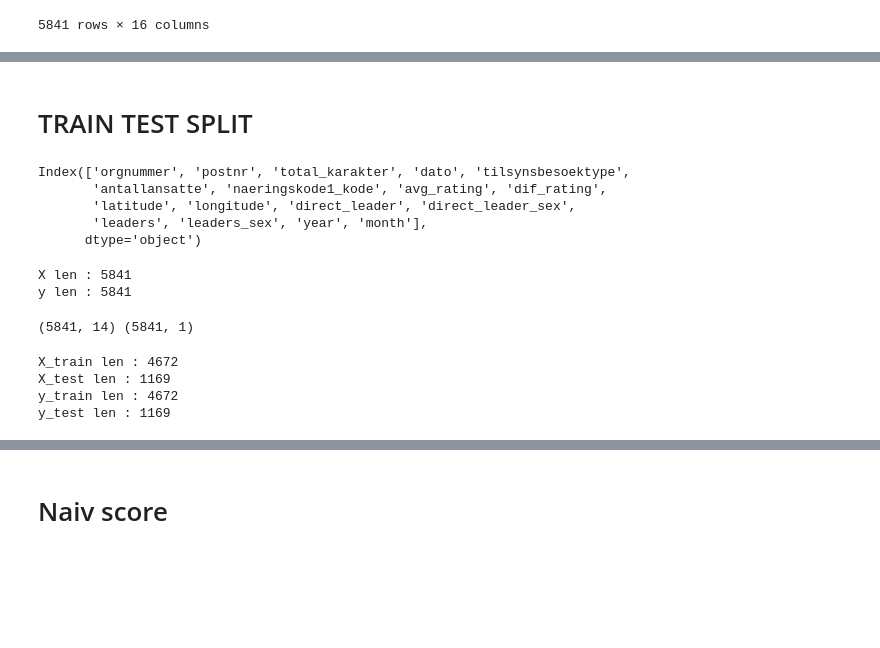
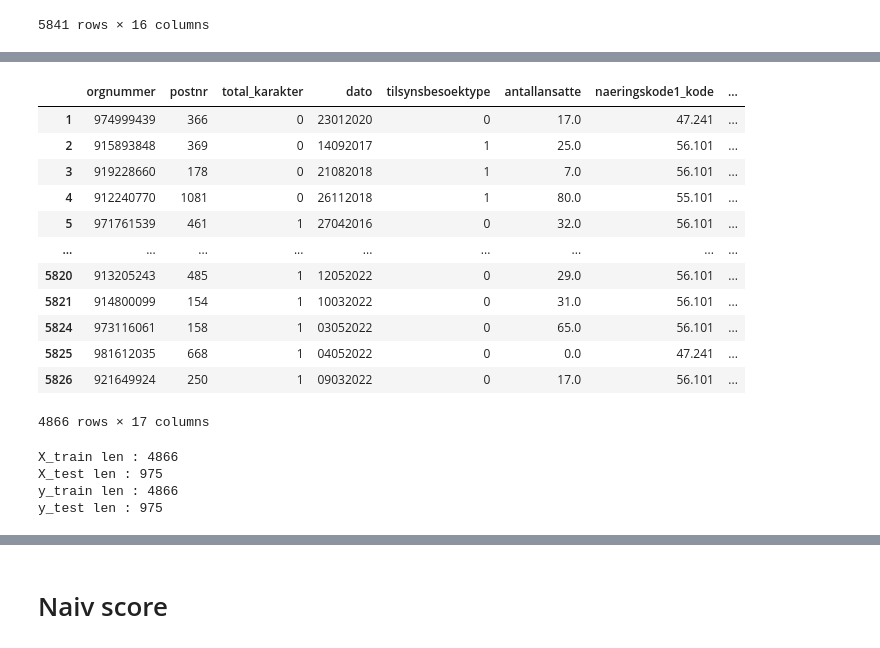
Before and after one commit to drimepal/gradprojectgrp3, a Jupyter notebook: ML/ml_extra_features.ipynb, the cells around one changed output, grey strips where cells are left out. Saved outputs shown, nothing was run; the diff lists cells and outputs as text; code cells hidden in the pictures; blank space fills up the shorter version.

```diff
--- a/ML/ml_extra_features.ipynb
+++ b/ML/ml_extra_features.ipynb
@@ -158,0 +179,2 @@ print(len(counted_leaders))
+# %%
+leader_and_direct_leader_data = [counted_daglig_leaders, counted_leaders]
@@ -159,3 +184,6 @@ print(len(counted_leaders))
+# %%
+with open('leader_and_direct_leader_data.obj', 'rb') as f:
+    leader_and_direct_leader_data = pickle.load(f)
 # %% [markdown]
 ### Styremedlemmer
 # %%
@@ -343,9 +369,9 @@ def add_data_to_df(o_org, gender = False, direct = True):
         index = 1
 
     if direct == True:
-        data = counted_daglig_leaders
+        data = leader_and_direct_leader_data[0]
     else:
-        data = counted_leaders
+        data = leader_and_direct_leader_data[1]
 
     return data[o_org][index]
 # %%
@@ -400,0 +433,5 @@ df_unscaled = copy.deepcopy(df_test)
+# %%
+df_sub_2022 = df_test[df_test['year'] < 2022]
+df_2022_spring = df_test[df_test['year'] == 2022]
+df_2022_spring = df_2022_spring[df_test['month'] <= 6]
+df_train = pd.concat([df_sub_2022, df_2022_spring])
@@ -422,10 +450,0 @@ Index(['orgnummer', 'postnr', 'total_karakter', 'dato', 'tilsynsbesoektype',
-# %% [markdown]
-# TRAIN TEST SPLIT
-# %%
-df_test.columns
-# %% [output]
-Index(['orgnummer', 'postnr', 'total_karakter', 'dato', 'tilsynsbesoektype',
-       'antallansatte', 'naeringskode1_kode', 'avg_rating', 'dif_rating',
-       'latitude', 'longitude', 'direct_leader', 'direct_leader_sex',
-       'leaders', 'leaders_sex', 'year', 'month'],
-      dtype='object')
@@ -442 +451,17 @@ feature_list = ['orgnummer', 'postnr',
+# %%
+df_train
+# %% [output]
+|  | orgnummer | postnr | total_karakter | dato | tilsynsbesoektype | antallansatte | naeringskode1_kode | ... |
+| 1 | 974999439 | 366 | 0 | 23012020 | 0 | 17.0 | 47.241 | ... |
+| 2 | 915893848 | 369 | 0 | 14092017 | 1 | 25.0 | 56.101 | ... |
+| 3 | 919228660 | 178 | 0 | 21082018 | 1 | 7.0 | 56.101 | ... |
+| 4 | 912240770 | 1081 | 0 | 26112018 | 1 | 80.0 | 55.101 | ... |
+| 5 | 971761539 | 461 | 1 | 27042016 | 0 | 32.0 | 56.101 | ... |
+| ... | ... | ... | ... | ... | ... | ... | ... | ... |
+| 5820 | 913205243 | 485 | 1 | 12052022 | 0 | 29.0 | 56.101 | ... |
+| 5821 | 914800099 | 154 | 1 | 10032022 | 0 | 31.0 | 56.101 | ... |
+| 5824 | 973116061 | 158 | 1 | 03052022 | 0 | 65.0 | 56.101 | ... |
+| 5825 | 981612035 | 668 | 1 | 04052022 | 0 | 0.0 | 47.241 | ... |
+| 5826 | 921649924 | 250 | 1 | 09032022 | 0 | 17.0 | 56.101 | ... |
+4866 rows × 17 columns
 # %%
@@ -446,11 +473,0 @@ y = np.c_[df_test['total_karakter']]
-# %%
-print(f'X len : {len(X)}')
-print(f'y len : {len(y)}')
-# %% [output]
-X len : 5841
-y len : 5841
-# %%
-print(X.data.shape,
-y.data.shape)
-# %% [output]
-(5841, 14) (5841, 1)
@@ -462,10 +477,10 @@ print(f'X_test len : {len(X_test)}')
 print(f'y_train len : {len(y_train)}')
 print(f'y_test len : {len(y_test)}')
 # %% [output]
-X_train len : 4672
-X_test len : 1169
-y_train len : 4672
-y_test len : 1169
+X_train len : 4866
+X_test len : 975
+y_train len : 4866
+y_test len : 975
 # %%
 print(X_train.shape, y_train.shape)
 # %% [output]
```
Also changed, not shown: parts of 23 cells of this notebook, 2 other files.
